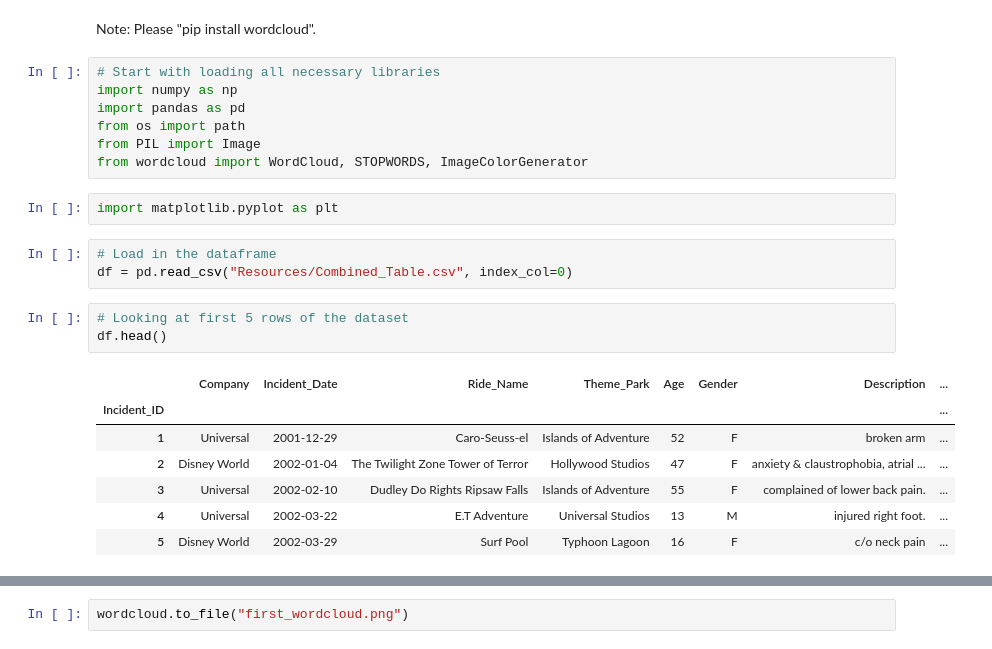
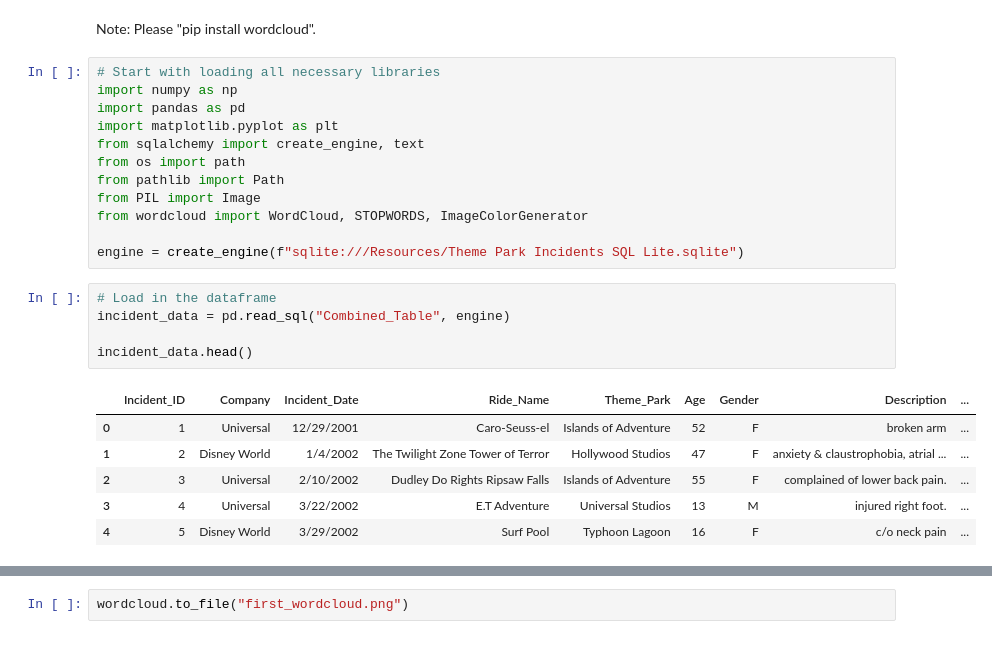
Before and after one commit to AllisonChase/Theme-Park-Incidents, a Jupyter notebook: wordcloud.ipynb, the cells around one changed output, grey strips where cells are left out. Saved outputs shown, nothing was run; the diff lists cells and outputs as text.

```diff
--- a/wordcloud.ipynb
+++ b/wordcloud.ipynb
@@ -4,24 +4,25 @@ Note: Please "pip install wordcloud".
 # Start with loading all necessary libraries
 import numpy as np
 import pandas as pd
+import matplotlib.pyplot as plt
+from sqlalchemy import create_engine, text
 from os import path
+from pathlib import Path
 from PIL import Image
 from wordcloud import WordCloud, STOPWORDS, ImageColorGenerator
+
+engine = create_engine(f"sqlite:///Resources/Theme Park Incidents SQL Lite.sqlite")
-# %%
-import matplotlib.pyplot as plt
 # %%
 # Load in the dataframe
-df = pd.read_csv("Resources/Combined_Table.csv", index_col=0)
+incident_data = pd.read_sql("Combined_Table", engine)
+
+incident_data.head()
+# %% [output]
+|  | Incident_ID | Company | Incident_Date | Ride_Name | Theme_Park | Age | Gender | Description | ... |
+| 0 | 1 | Universal | 12/29/2001 | Caro-Seuss-el | Islands of Adventure | 52 | F | broken arm | ... |
+| 1 | 2 | Disney World | 1/4/2002 | The Twilight Zone Tower of Terror | Hollywood Studios | 47 | F | anxiety & claustrophobia, atrial ... | ... |
+| 2 | 3 | Universal | 2/10/2002 | Dudley Do Rights Ripsaw Falls | Islands of Adventure | 55 | F | complained of lower back pain. | ... |
+| 3 | 4 | Universal | 3/22/2002 | E.T Adventure | Universal Studios | 13 | M | injured right foot. | ... |
+| 4 | 5 | Disney World | 3/29/2002 | Surf Pool | Typhoon Lagoon | 16 | F | c/o neck pain | ... |
-# %%
-# Looking at first 5 rows of the dataset
-df.head()
-# %% [output]
-|  | Company | Incident_Date | Ride_Name | Theme_Park | Age | Gender | Description | ... |
-| Incident_ID |  |  |  |  |  |  |  | ... |
-| 1 | Universal | 2001-12-29 | Caro-Seuss-el | Islands of Adventure | 52 | F | broken arm | ... |
-| 2 | Disney World | 2002-01-04 | The Twilight Zone Tower of Terror | Hollywood Studios | 47 | F | anxiety & claustrophobia, atrial ... | ... |
-| 3 | Universal | 2002-02-10 | Dudley Do Rights Ripsaw Falls | Islands of Adventure | 55 | F | complained of lower back pain. | ... |
-| 4 | Universal | 2002-03-22 | E.T Adventure | Universal Studios | 13 | M | injured right foot. | ... |
-| 5 | Disney World | 2002-03-29 | Surf Pool | Typhoon Lagoon | 16 | F | c/o neck pain | ... |
 # %%
 # Start with one review:
```
Also changed, not shown: parts of 3 cells of this notebook, 12 other files.
